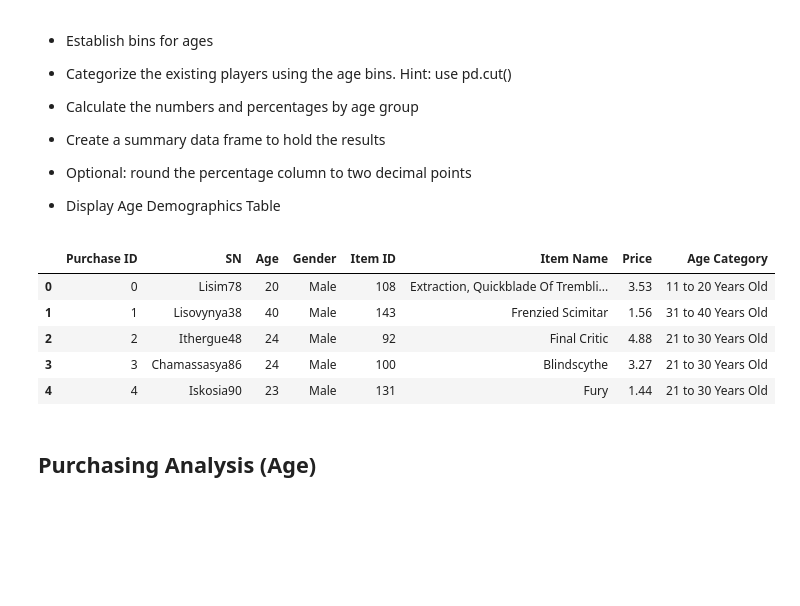
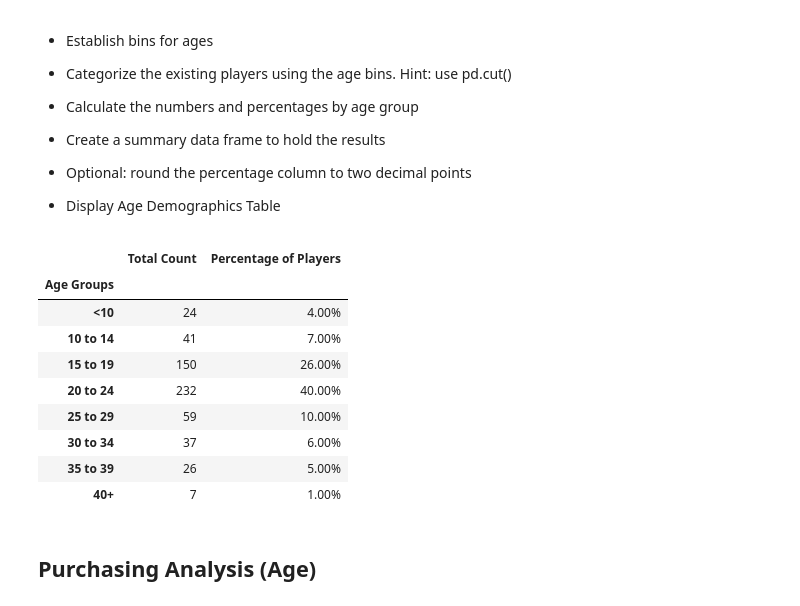
Before and after one commit to alysiadugan4/Heroes-of-Pymoli, a Jupyter notebook: HeroesofPymoli/Heroes.ipynb, the cells around one changed output. Drawn from its saved outputs; the diff is of its cells as text; code cells hidden in the pictures; blank space fills up the shorter version.

```diff
--- a/HeroesofPymoli/Heroes.ipynb
+++ b/HeroesofPymoli/Heroes.ipynb
@@ -36,0 +33,6 @@ len(purchase_data["SN"].unique())
+# %%
+player_only_df = pd.DataFrame({"SN":purchase_data["SN"],"Gender":purchase_data["Gender"],"Age":purchase_data["Age"]})
+
+total_players = len(player_only_df["SN"].unique())
+
+total_players
@@ -144,25 +151,34 @@ KeyError: 'Gender'
 
 
 * Display Age Demographics Table
-# %%
-bins = [0,10,20,30,40,50,60,100]
-category_names = ["0 to 10 Years Old","11 to 20 Years Old","21 to 30 Years Old","31 to 40 Years Old",
-                 "41 to 50 Years Old","51 to 60 Years Old","61 and Older"]
-
-age_percentage =
-
-purchase_data["Age Category"] = pd.cut(purchase_data["Age"],bins,labels = category_names)
-
-
-
-purchase_data.head()
-# %% [output]
-|  | Purchase ID | SN | Age | Gender | Item ID | Item Name | Price | Age Category |
-| 0 | 0 | Lisim78 | 20 | Male | 108 | Extraction, Quickblade Of Trembli... | 3.53 | 11 to 20 Years Old |
-| 1 | 1 | Lisovynya38 | 40 | Male | 143 | Frenzied Scimitar | 1.56 | 31 to 40 Years Old |
-| 2 | 2 | Ithergue48 | 24 | Male | 92 | Final Critic | 4.88 | 21 to 30 Years Old |
-| 3 | 3 | Chamassasya86 | 24 | Male | 100 | Blindscythe | 3.27 | 21 to 30 Years Old |
-| 4 | 4 | Iskosia90 | 23 | Male | 131 | Fury | 1.44 | 21 to 30 Years Old |
+# %%
+bins = [0,10,15,20,25,30,35,40,100]
+category_names = ["<10","10 to 14","15 to 19","20 to 24",
+                  "25 to 29","30 to 34","35 to 39","40+"]
+
+purchase_data_clean["Age Groups"] = pd.cut(purchase_data_clean["Age"],bins,labels = category_names)
+
+age_group = purchase_data_clean.groupby("Age Groups")
+
+age_count = age_group["Age"].count()
+age_percentage = round(age_count/total_players,2)*100
+
+
+age_summary_df = pd.DataFrame({"Total Count":age_count,"Percentage of Players":age_percentage})
+age_summary_df["Percentage of Players"] = age_summary_df["Percentage of Players"].map("{:.2f}%".format)
+
+age_summary_df
+# %% [output]
+|  | Total Count | Percentage of Players |
+| Age Groups |  |  |
+| <10 | 24 | 4.00% |
+| 10 to 14 | 41 | 7.00% |
+| 15 to 19 | 150 | 26.00% |
+| 20 to 24 | 232 | 40.00% |
+| 25 to 29 | 59 | 10.00% |
+| 30 to 34 | 37 | 6.00% |
+| 35 to 39 | 26 | 5.00% |
+| 40+ | 7 | 1.00% |
 # %% [markdown]
 ## Purchasing Analysis (Age)
 # %% [markdown]
```
Also changed, not shown: parts of 8 cells of this notebook.
